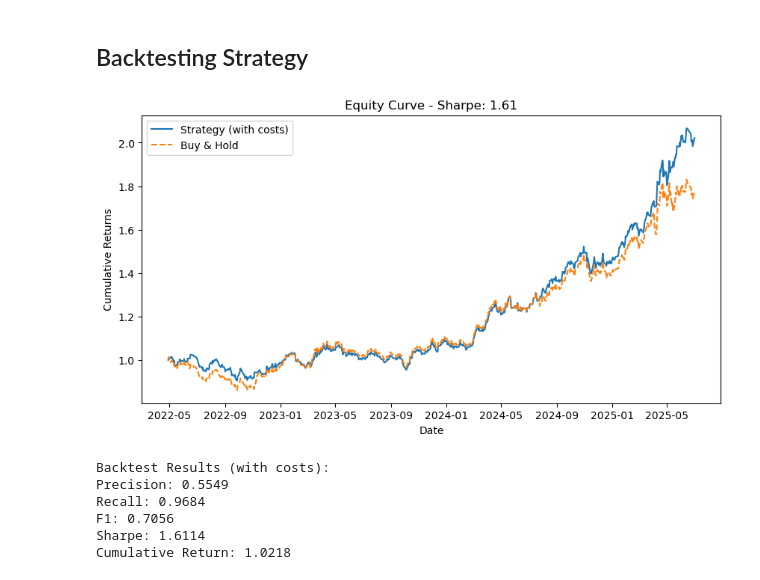
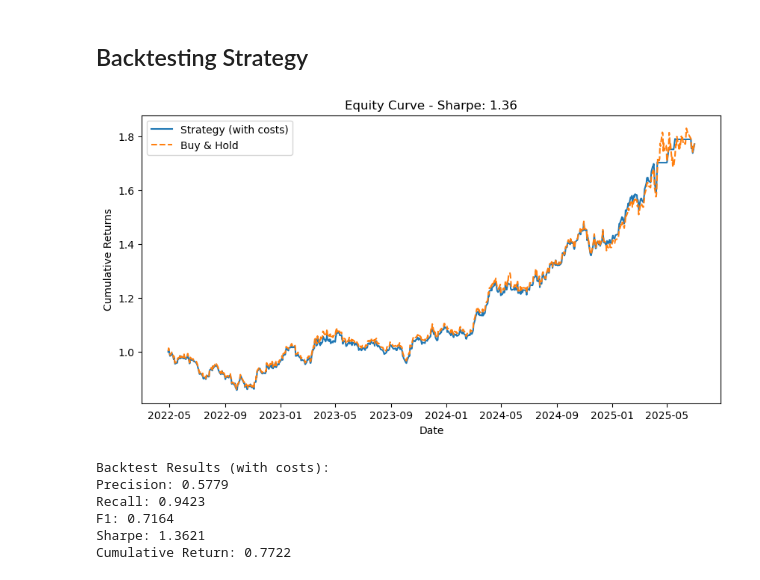
Before and after one commit to MartynChong/applied_project, a Jupyter notebook: project.ipynb, the cells around one changed output. Saved outputs shown, nothing was run; the diff lists cells and outputs as text; code cells hidden in the pictures.

```diff
--- a/project.ipynb
+++ b/project.ipynb
@@ -60,7 +60,7 @@ dtype: object
 ## Target Definition
 # %%
 # Creating target variable - next day's binary price direction
-df['target'] = (df['price'].shift(-1) > df['price']).astype(int)
+df['target'] = (df['price'].shift(-5) > df['price']).astype(int)
 # %%
 from sklearn.feature_selection import mutual_info_regression
 
@@ -515,7 +524,7 @@ for t in thresholds:
 threshold_metrics_df = pd.DataFrame(metrics_list)
 
 print(threshold_metrics_df)
-optimal_threshold = threshold_metrics_df.loc[threshold_metrics_df['F1'].idxmax(), 'Threshold']
-print(f"\nOptimal Threshold: {optimal_threshold}")
+best_threshold = threshold_metrics_df.loc[threshold_metrics_df['F1'].idxmax(), 'Threshold']
+print(f"\nOptimal Threshold: {best_threshold}")
 # %% [output]
 Best model: log_reg
@@ -627,41 +636,41 @@ def backtest_model(model,
     f1 = f1_score(y_test, y_pred)
 
     # Plot equity curves
     plt.figure(figsize=(10,5))
     plt.plot(cumulative_strategy, label='Strategy (with costs)')
     plt.plot(cumulative_asset, label='Buy & Hold', linestyle='--')
     plt.title(f'Equity Curve - Sharpe: {sharpe_ratio:.2f}')
     plt.xlabel('Date')
     plt.ylabel('Cumulative Returns')
     plt.legend()
     plt.show()
 
     return {
         'Precision': prec,
         'Recall': rec,
         'F1': f1,
         'Sharpe': sharpe_ratio,
         'Cumulative Return': cumulative_strategy.iloc[-1] - 1
     }
 
 results = backtest_model(final_model,
                          X_train_full, y_train_full,
                          X_test_final, y_test_final,
                          df['price'],
-                         threshold=optimal_threshold,
+                         threshold=best_threshold,
                          transaction_cost=0.001) # 0.1% cost per trade
 
 print("Backtest Results (with costs):")
 for k, v in results.items():
     print(f"{k}: {v:.4f}")
 # %% [output]
-[figure, old version]
+[figure, new version]
 Backtest Results (with costs):
-Precision: 0.5549
-Recall: 0.9684
-F1: 0.7056
-Sharpe: 1.6114
-Cumulative Return: 1.0218
+Precision: 0.5779
+Recall: 0.9423
+F1: 0.7164
+Sharpe: 1.3621
+Cumulative Return: 0.7722
 # %%
 def max_drawdown(cumulative_returns):
     peak = cumulative_returns.cummax()
```
Also changed, not shown: parts of 8 cells of this notebook.
